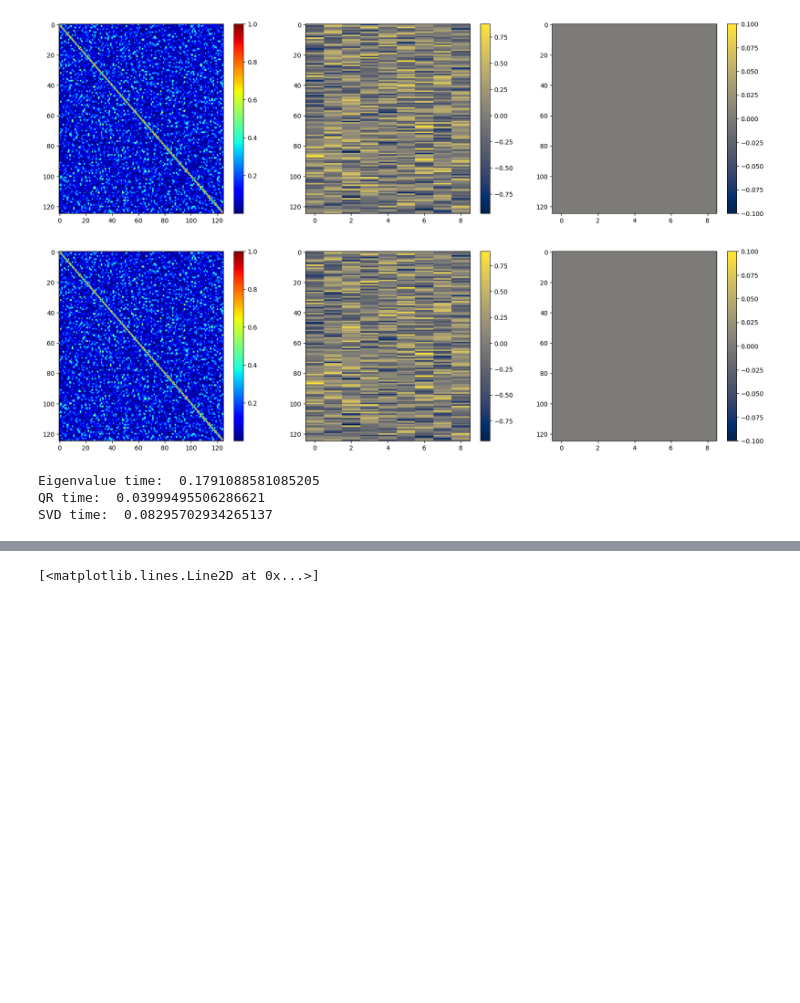
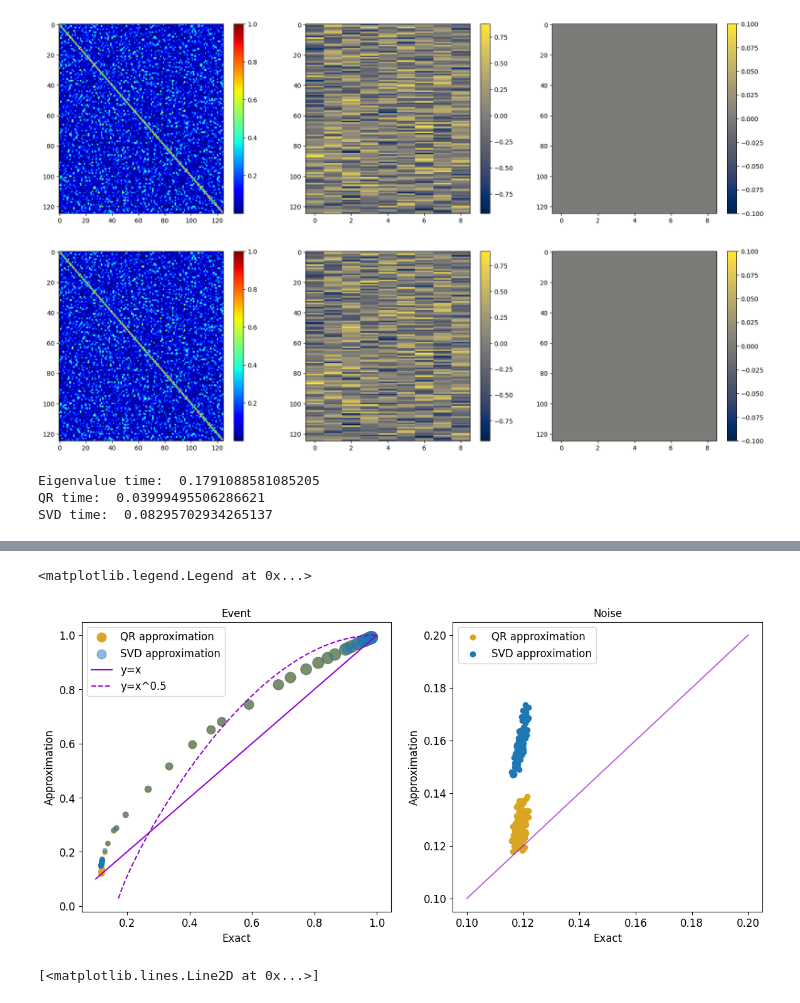
Before and after one commit to aissah/coherence_analysis_histroy, a Jupyter notebook: marmousi_deepwave.ipynb, the cells around one changed output, grey strips where cells are left out. Cells and saved outputs as stored; diff of their text form; code cells hidden in the pictures; blank space fills up the shorter version.

```diff
--- a/marmousi_deepwave.ipynb
+++ b/marmousi_deepwave.ipynb
@@ -345,3 +341,37 @@ frequencies[-1]
+# %%
+plt.figure(figsize=(14,6))
+plt.subplot(1,2,1)
+plt.scatter(event_detection[1:last_freq_index], event_detection_qr[1:last_freq_index], s=event_detection[1:last_freq_index]*200, color="goldenrod", label='QR approximation')
+plt.scatter(event_detection[1:last_freq_index], event_detection_svd[1:last_freq_index], s=event_detection[1:last_freq_index]*200, alpha=0.5, label='SVD approximation')
+plt.plot([0.1,1],[0.1,1], color="darkviolet", label="y=x")
+xx = np.linspace(0.1,1,100)
+# yy = np.power(xx,0.5) - (1-xx)**10
+yy = np.cos(0.6*(xx-1)*np.pi)**0.8
+plt.plot(xx,yy, color="darkviolet", linestyle="--", label="y=x^0.5")
+
+plt.ylabel("Approximation",fontsize=fsize)
+plt.xlabel("Exact",fontsize=fsize)
+plt.xticks(fontsize=fsize)
+plt.yticks(fontsize=fsize)
+plt.title("Event",fontsize=fsize)
+plt.legend(fontsize=fsize)
+
+plt.subplot(1,2,2)
+
+plt.scatter(noise_detection[1:last_freq_index], noise_detection_qr[1:last_freq_index], color="goldenrod", label='QR approximation')
+plt.scatter(noise_detection[1:last_freq_index], noise_detection_svd[1:last_freq_index], label='SVD approximation')
+plt.plot([0.1,0.2],[0.1,0.2], color="darkviolet", alpha=0.6)
+
+
+plt.ylabel("Approximation",fontsize=fsize)
+plt.xlabel("Exact",fontsize=fsize)
+plt.xticks(fontsize=fsize)
+plt.yticks(fontsize=fsize)
+plt.title("Noise",fontsize=fsize)
+plt.legend(fontsize=fsize)
+# %% [output]
+<matplotlib.legend.Legend at 0x...>
+[figure, added]
 # %%
 absolute_spectra = np.fft.rfft(coherence_data[20])
 frequencies = np.fft.rfftfreq(len(coherence_data[20]), dt)
```
Also changed, not shown: parts of 2 cells of this notebook.
